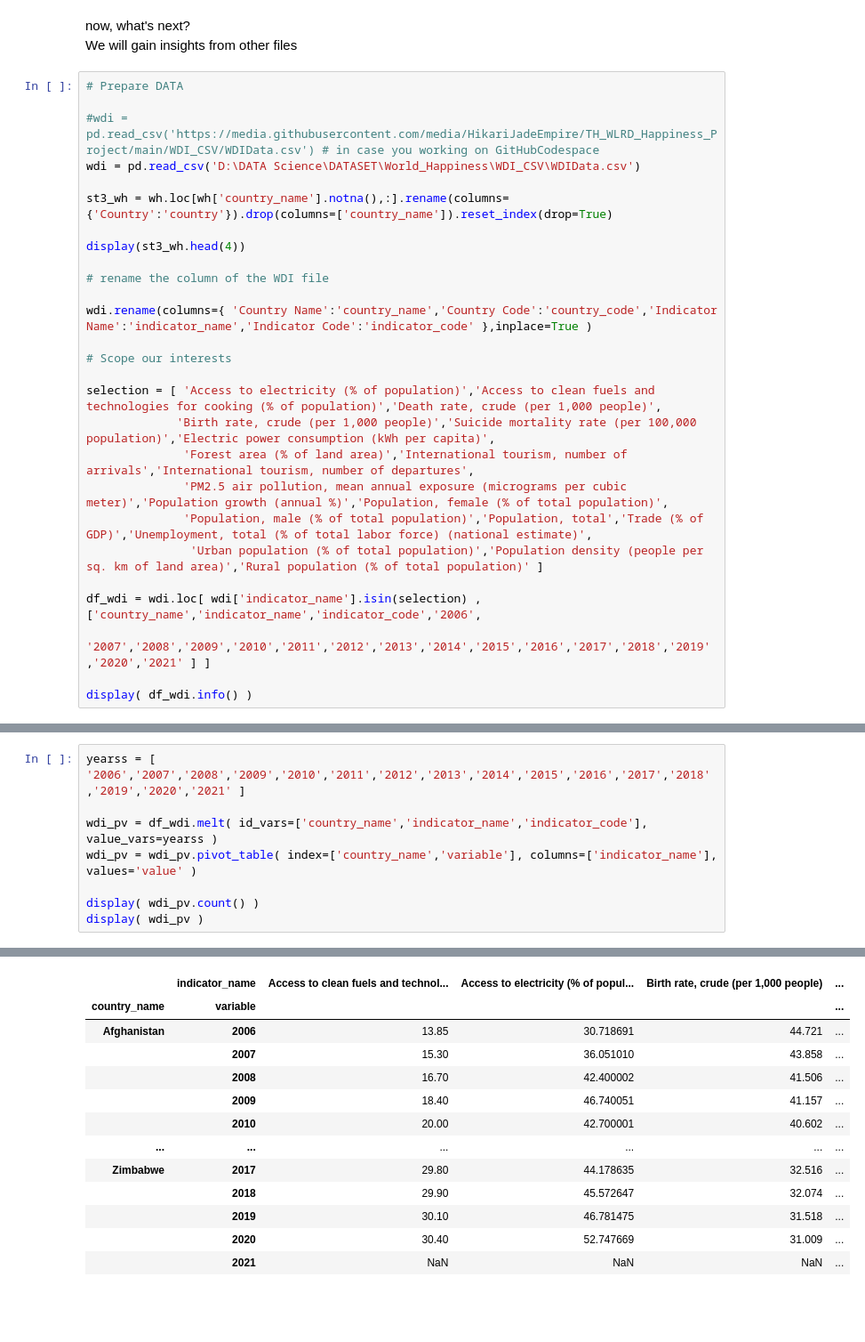
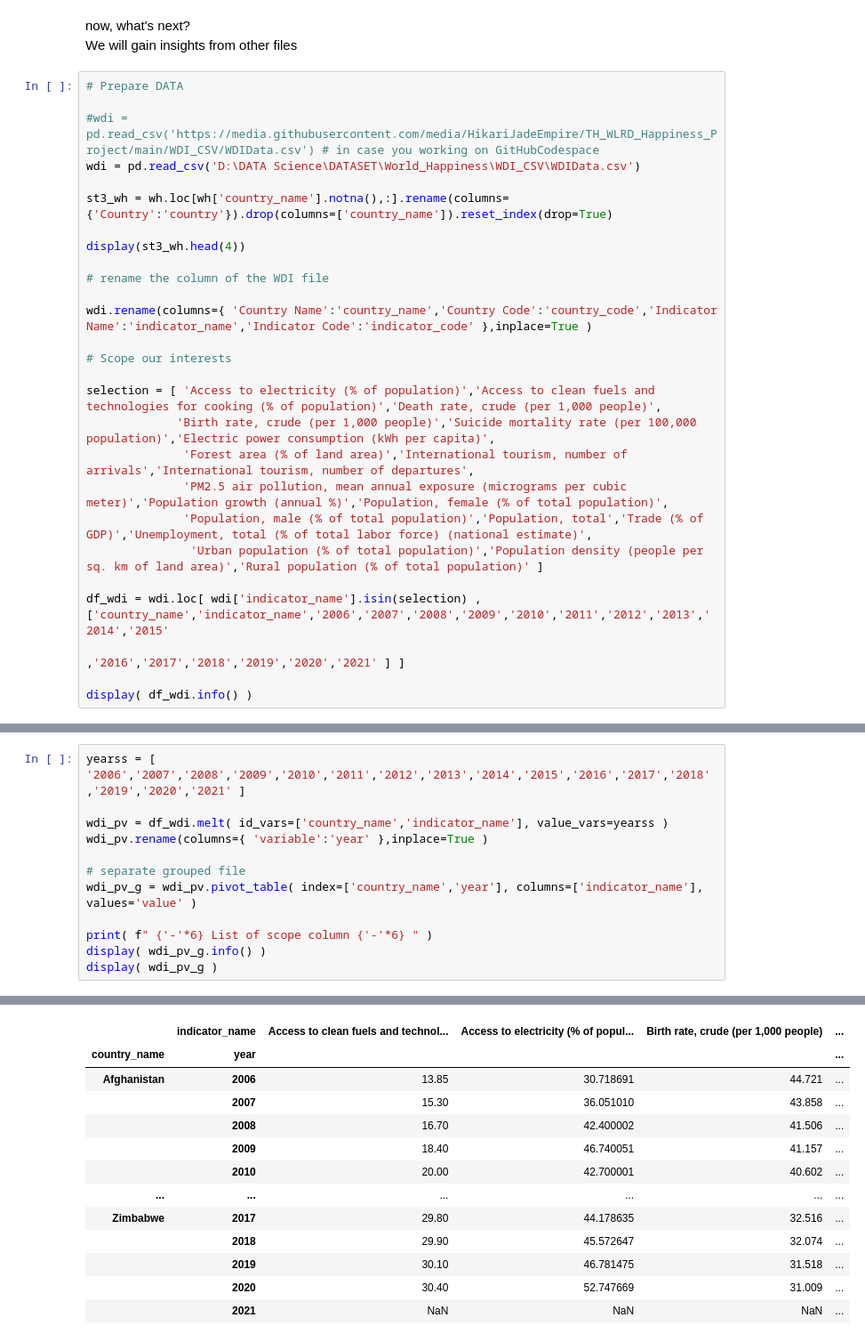
Before and after one commit to HikariJadeEmpire/TH_WLRD_Happiness_Project, a Jupyter notebook: WH_CodeSpace.ipynb, the cells around one changed output, grey strips where cells are left out. Shown at 89% size. Drawn from its saved outputs; the diff is of its cells as text; blank space fills up the shorter version.

```diff
--- a/WH_CodeSpace.ipynb
+++ b/WH_CodeSpace.ipynb
@@ -398,8 +393,8 @@ selection = [ 'Access to electricity (% of population)','Access to clean fuels a
               'Population, male (% of total population)','Population, total','Trade (% of GDP)','Unemployment, total (% of total labor force) (national estimate)',
                'Urban population (% of total population)','Population density (people per sq. km of land area)','Rural population (% of total population)' ]
 
-df_wdi = wdi.loc[ wdi['indicator_name'].isin(selection) ,['country_name','indicator_name','indicator_code','2006',
-                                                          '2007','2008','2009','2010','2011','2012','2013','2014','2015','2016','2017','2018','2019','2020','2021' ] ]
+df_wdi = wdi.loc[ wdi['indicator_name'].isin(selection) ,['country_name','indicator_name','2006','2007','2008','2009','2010','2011','2012','2013','2014','2015'
+                                                          ,'2016','2017','2018','2019','2020','2021' ] ]
 
 display( df_wdi.info() )
 # %% [output]
@@ -429,9 +424,13 @@ None
 # %%
 yearss = [ '2006','2007','2008','2009','2010','2011','2012','2013','2014','2015','2016','2017','2018','2019','2020','2021' ]
 
-wdi_pv = df_wdi.melt( id_vars=['country_name','indicator_name','indicator_code'], value_vars=yearss )
-wdi_pv = wdi_pv.pivot_table( index=['country_name','variable'], columns=['indicator_name'], values='value' )
+wdi_pv = df_wdi.melt( id_vars=['country_name','indicator_name'], value_vars=yearss )
+wdi_pv.rename(columns={ 'variable':'year' },inplace=True )
 
-display( wdi_pv.count() )
-display( wdi_pv )
+# separate grouped file
+wdi_pv_g = wdi_pv.pivot_table( index=['country_name','year'], columns=['indicator_name'], values='value' )
+
+print( f" {'-'*6} List of scope column {'-'*6} " )
+display( wdi_pv_g.info() )
+display( wdi_pv_g )
 # %% [output]
@@ -455,5 +455,5 @@ dtype: int64
 |  | indicator_name | Access to clean fuels and technol... | Access to electricity (% of popul... | Birth rate, crude (per 1,000 people) | ... |
-| country_name | variable |  |  |  | ... |
+| country_name | year |  |  |  | ... |
 | Afghanistan | 2006 | 13.85 | 30.718691 | 44.721 | ... |
 |  | 2007 | 15.30 | 36.051010 | 43.858 | ... |
 |  | 2008 | 16.70 | 42.400002 | 41.506 | ... |
```
Also changed, not shown: parts of 11 cells of this notebook.
